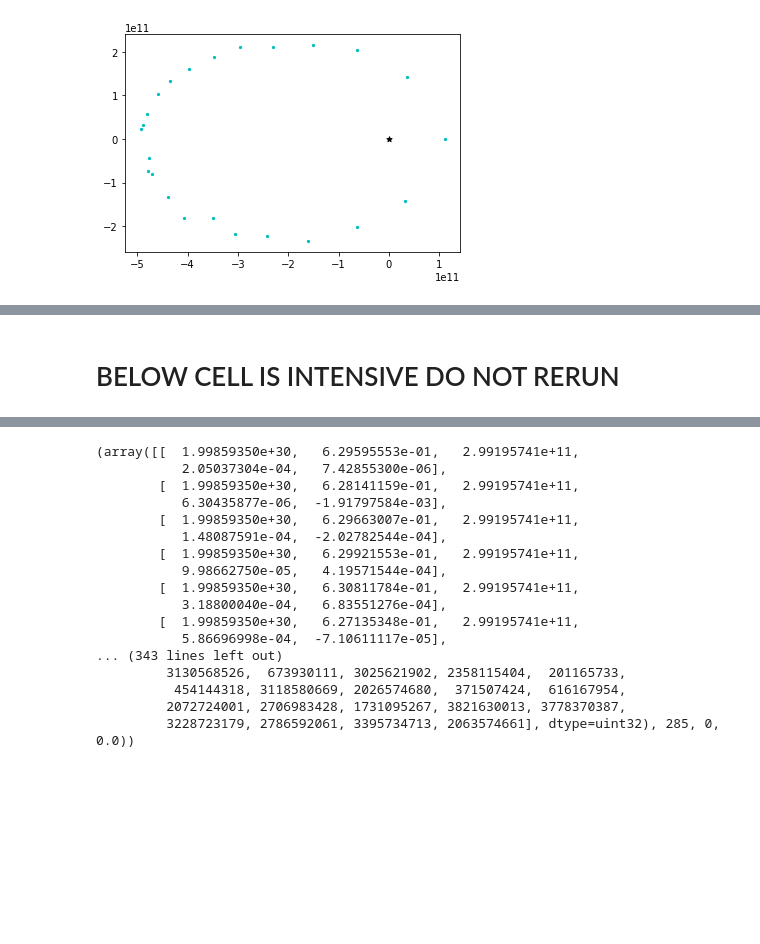
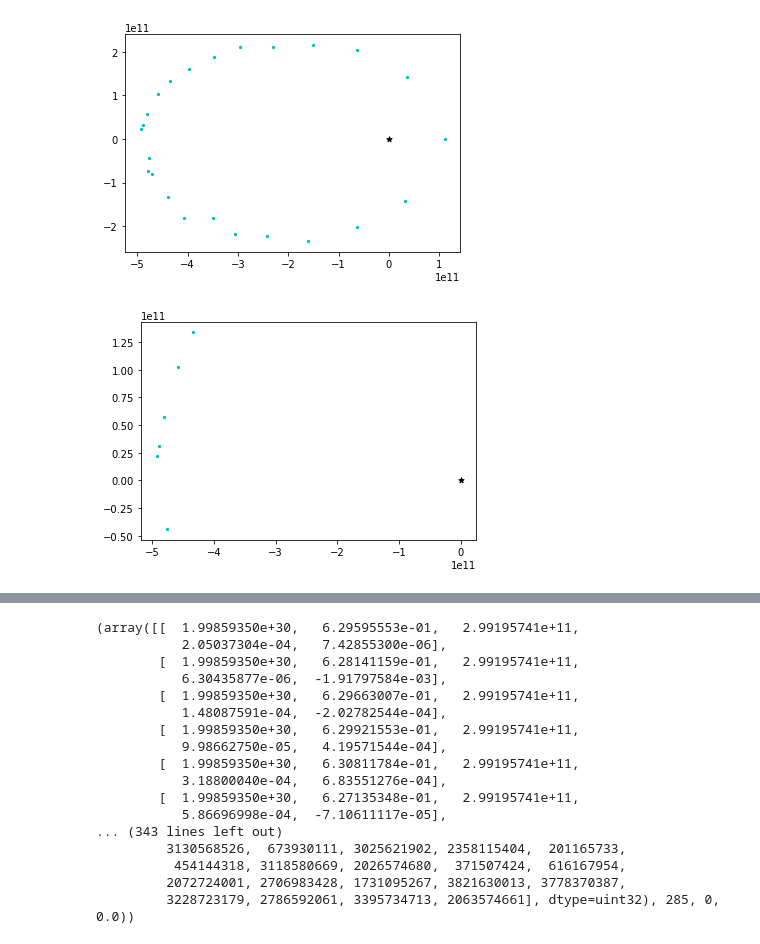
Before and after one commit to jacobhhamer/Exoplanet_MCMC, a Jupyter notebook: OrbitGeneration.ipynb, the cells around one changed output, grey strips where cells are left out. Cells and saved outputs as stored; diff of their text form; code cells hidden in the pictures; blank space fills up the shorter version.

```diff
--- a/OrbitGeneration.ipynb
+++ b/OrbitGeneration.ipynb
@@ -116,12 +116,14 @@ plt.show()
 # %%
 data=[noisy_true_anomalies[8:14], noisy_rs[8:14]]
 info=[times[8:14], sigma_true_anomaly, sigma_r]
-#Cartesian plot of data with gaussian noise
+#Cartesian plot of data the mcmc will run on with gaussian noise
 f,ax=plt.subplots(1,1)
 ax.scatter(0,0, marker='*', color='k', s=30)
-for i, t in enumerate(times[:-1]):
-    ax.scatter(noisy_rs[i]*np.cos(noisy_true_anomalies[i]), noisy_rs[i]*np.sin(noisy_true_anomalies[i]), color='c', s=5)
+for i, t in enumerate(times[8:14]):
+    ax.scatter(data[1][i]*np.cos(data[0][i]), data[1][i]*np.sin(data[0][i]), color='c', s=5)
 plt.show()
+# %% [output]
+[figure, added]
 # %% [markdown]
 # To debug:
  test lnlike for true values
@@ -163,8 +169,6 @@ def lnlike(pars, data, info):
         chis[2*i+1]=(rs[i]-true_r)/sigma_r
     chis=np.array(chis)
     return -0.5*(np.sum(chis*chis))
-# %% [markdown]
-# BELOW CELL IS INTENSIVE DO NOT RERUN
 # %%
 import scipy.optimize as op
 nll = lambda *args: -lnlike(*args)
```
Also changed, not shown: parts of 4 cells of this notebook.
